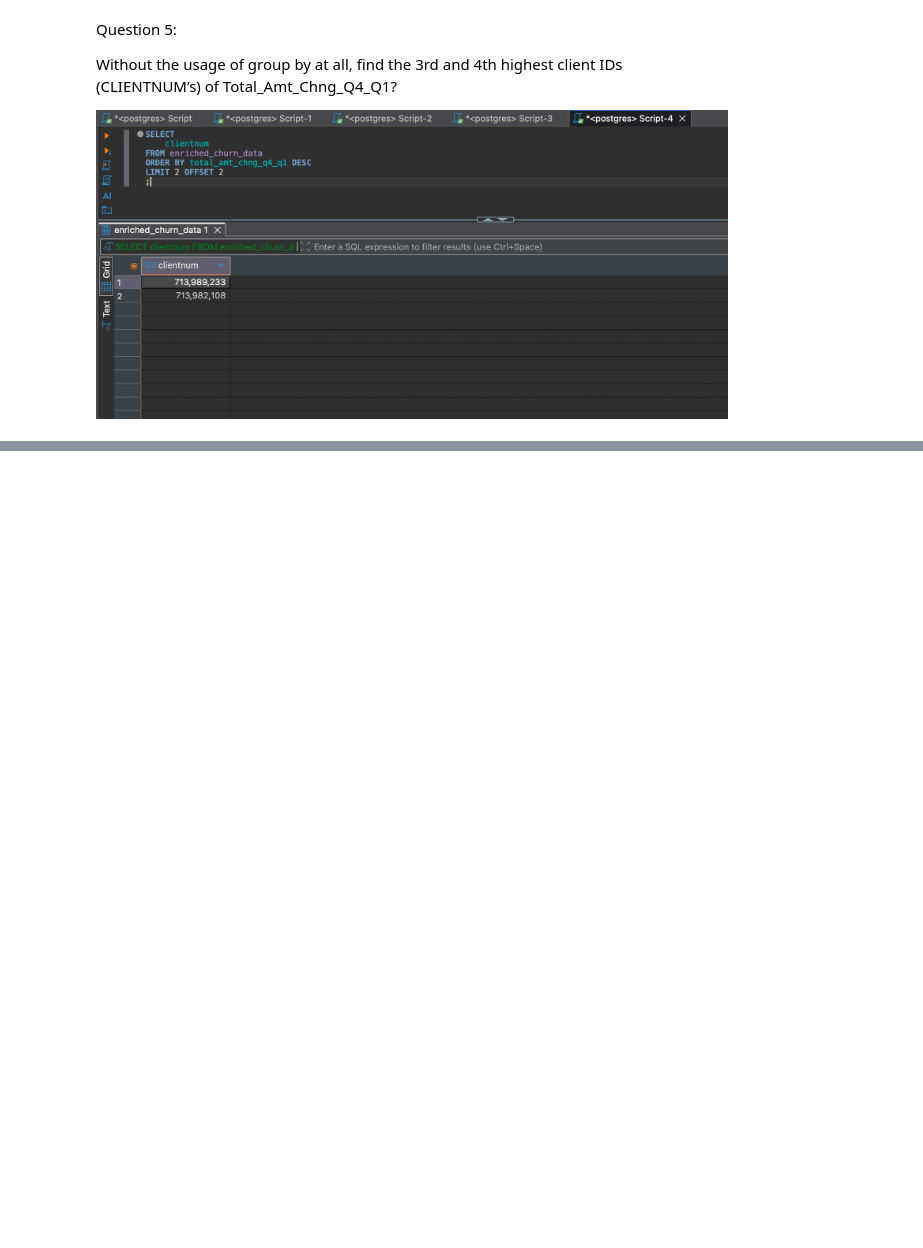
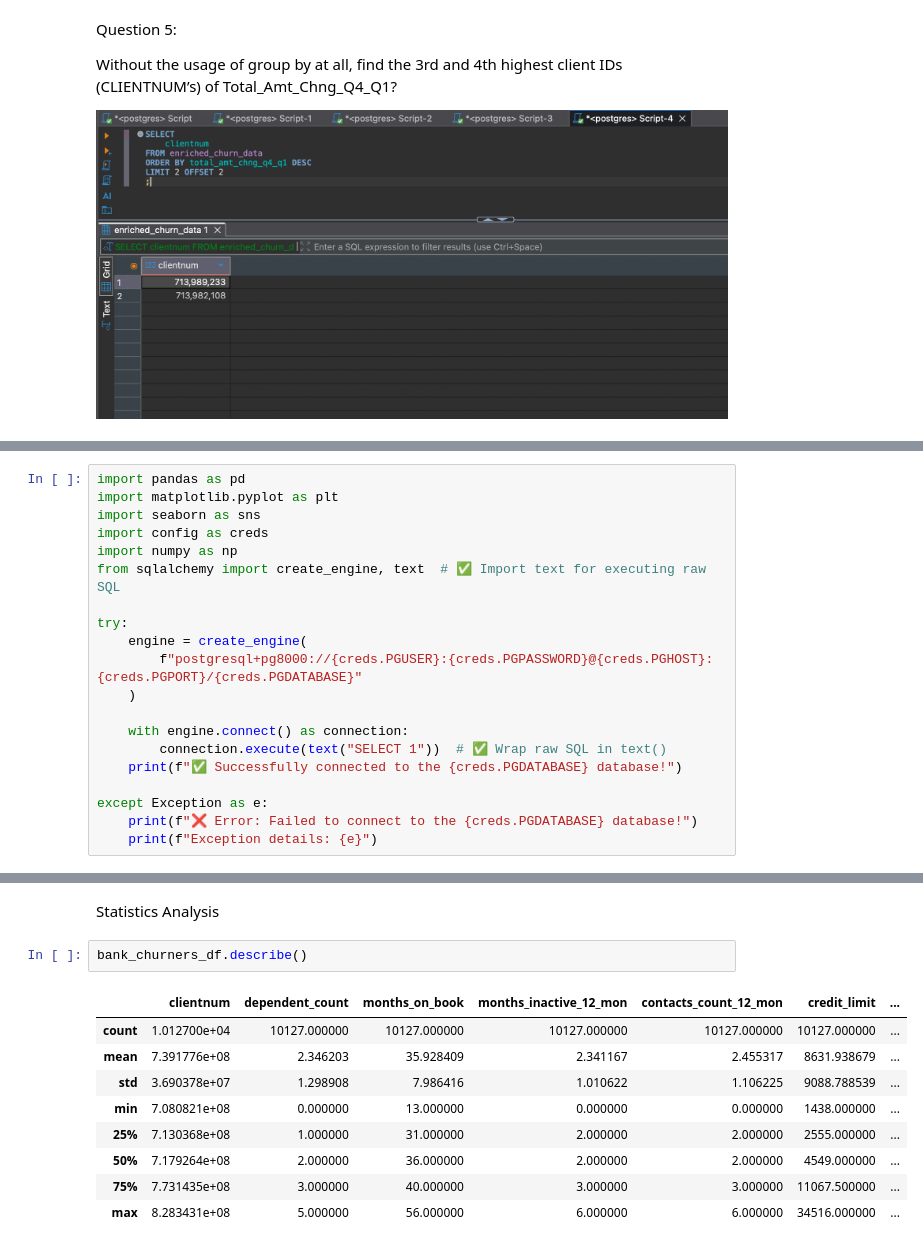
Before and after one commit to ayan72/customer_churn_analysis, a Jupyter notebook: churn.ipynb, the cells around one changed output, grey strips where cells are left out. Cells and saved outputs as stored; diff of their text form; blank space fills up the shorter version.

```diff
--- a/churn.ipynb
+++ b/churn.ipynb
@@ -36,0 +78,20 @@ Without the usage of group by at all, find the 3rd and 4th highest client IDs (C
+# %%
+import pandas as pd
+import matplotlib.pyplot as plt
+import seaborn as sns
+import config as creds
+import numpy as np
+from sqlalchemy import create_engine, text  # ✅ Import text for executing raw SQL
+
+try:
+    engine = create_engine(
+        f"postgresql+pg8000://{creds.PGUSER}:{creds.PGPASSWORD}@{creds.PGHOST}:{creds.PGPORT}/{creds.PGDATABASE}"
+    )
+
+    with engine.connect() as connection:
+        connection.execute(text("SELECT 1"))  # ✅ Wrap raw SQL in text()
+    print(f"✅ Successfully connected to the {creds.PGDATABASE} database!")
+
+except Exception as e:
+    print(f"❌ Error: Failed to connect to the {creds.PGDATABASE} database!")
+    print(f"Exception details: {e}")
@@ -36,0 +131,14 @@ Without the usage of group by at all, find the 3rd and 4th highest client IDs (C
+# %% [markdown]
+Statistics Analysis
+# %%
+bank_churners_df.describe()
+# %% [output]
+|  | clientnum | dependent_count | months_on_book | months_inactive_12_mon | contacts_count_12_mon | credit_limit | ... |
+| count | 1.012700e+04 | 10127.000000 | 10127.000000 | 10127.000000 | 10127.000000 | 10127.000000 | ... |
+| mean | 7.391776e+08 | 2.346203 | 35.928409 | 2.341167 | 2.455317 | 8631.938679 | ... |
+| std | 3.690378e+07 | 1.298908 | 7.986416 | 1.010622 | 1.106225 | 9088.788539 | ... |
+| min | 7.080821e+08 | 0.000000 | 13.000000 | 0.000000 | 0.000000 | 1438.000000 | ... |
+| 25% | 7.130368e+08 | 1.000000 | 31.000000 | 2.000000 | 2.000000 | 2555.000000 | ... |
+| 50% | 7.179264e+08 | 2.000000 | 36.000000 | 2.000000 | 2.000000 | 4549.000000 | ... |
+| 75% | 7.731435e+08 | 3.000000 | 40.000000 | 3.000000 | 3.000000 | 11067.500000 | ... |
+| max | 8.283431e+08 | 5.000000 | 56.000000 | 6.000000 | 6.000000 | 34516.000000 | ... |
```
Also changed, not shown: parts of 15 cells of this notebook.
